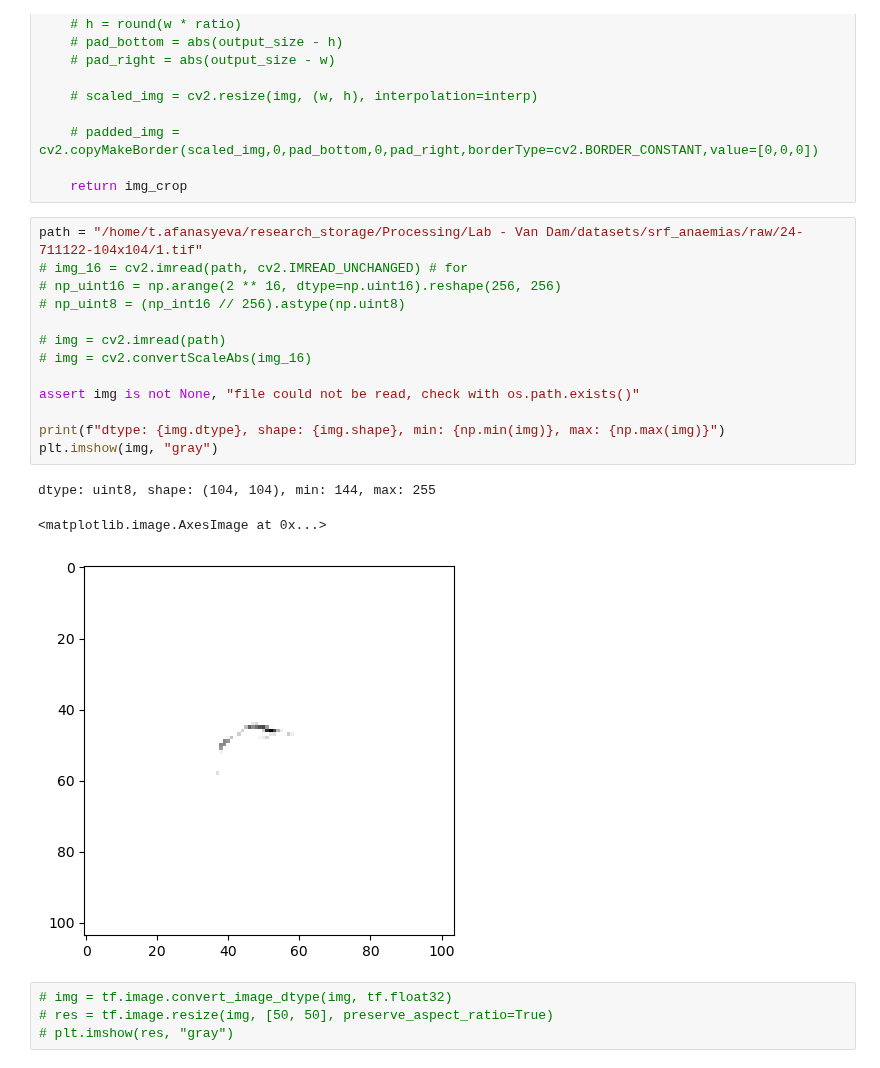
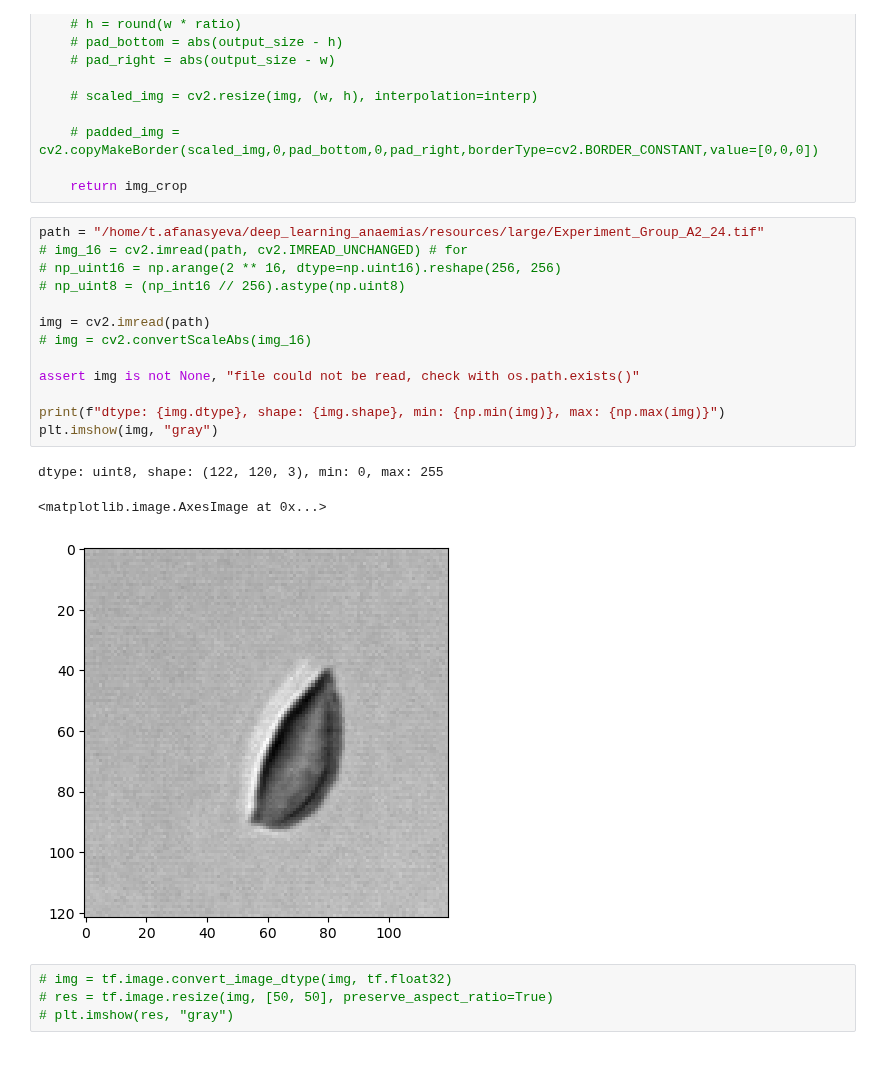
Before and after one commit to sqn-bioinformatics/deep_learning_anaemias, a Jupyter notebook: notebooks/240522_image_preprocessing copy.ipynb, the cells around one changed output. Saved outputs shown, nothing was run; the diff lists cells and outputs as text.

Commit message:
chore: addded logs and last version of image converter

```diff
--- a/notebooks/240522_image_preprocessing copy.ipynb
+++ b/notebooks/240522_image_preprocessing copy.ipynb
@@ -151,22 +144,22 @@ def crop_minAreaRect(img, rect, output_size=64):
 
     return img_crop
 # %%
-path = "/home/t.afanasyeva/research_storage/Processing/Lab - Van Dam/datasets/srf_anaemias/raw/24-711122-104x104/1.tif"
+path = "/home/t.afanasyeva/deep_learning_anaemias/resources/large/Experiment_Group_A2_24.tif"
 # img_16 = cv2.imread(path, cv2.IMREAD_UNCHANGED) # for
 # np_uint16 = np.arange(2 ** 16, dtype=np.uint16).reshape(256, 256)
 # np_uint8 = (np_int16 // 256).astype(np.uint8)
 
-# img = cv2.imread(path)
+img = cv2.imread(path)
 # img = cv2.convertScaleAbs(img_16)
 
 assert img is not None, "file could not be read, check with os.path.exists()"
 
 print(f"dtype: {img.dtype}, shape: {img.shape}, min: {np.min(img)}, max: {np.max(img)}")
 plt.imshow(img, "gray")
 # %% [output]
-dtype: uint8, shape: (104, 104), min: 144, max: 255
+dtype: uint8, shape: (122, 120, 3), min: 0, max: 255
 <matplotlib.image.AxesImage at 0x...>
-[figure, old version]
+[figure, new version]
 # %%
 # img = tf.image.convert_image_dtype(img, tf.float32)
 # res = tf.image.resize(img, [50, 50], preserve_aspect_ratio=True)
```
Also changed, not shown: parts of 11 cells of this notebook, 10 other files.
